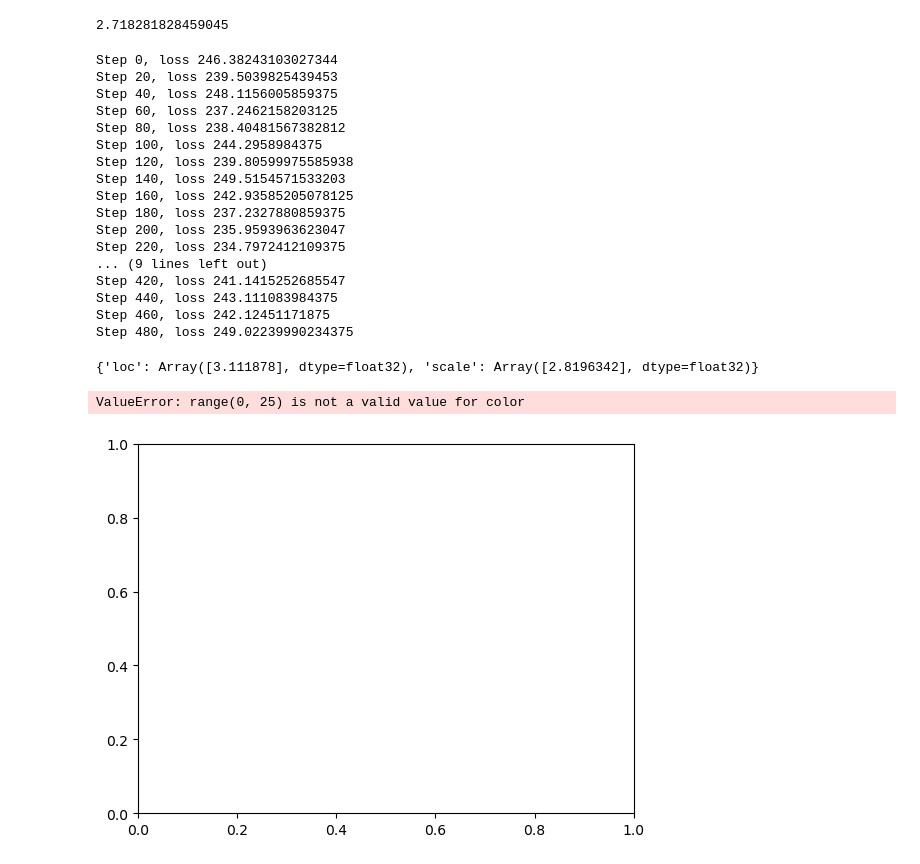
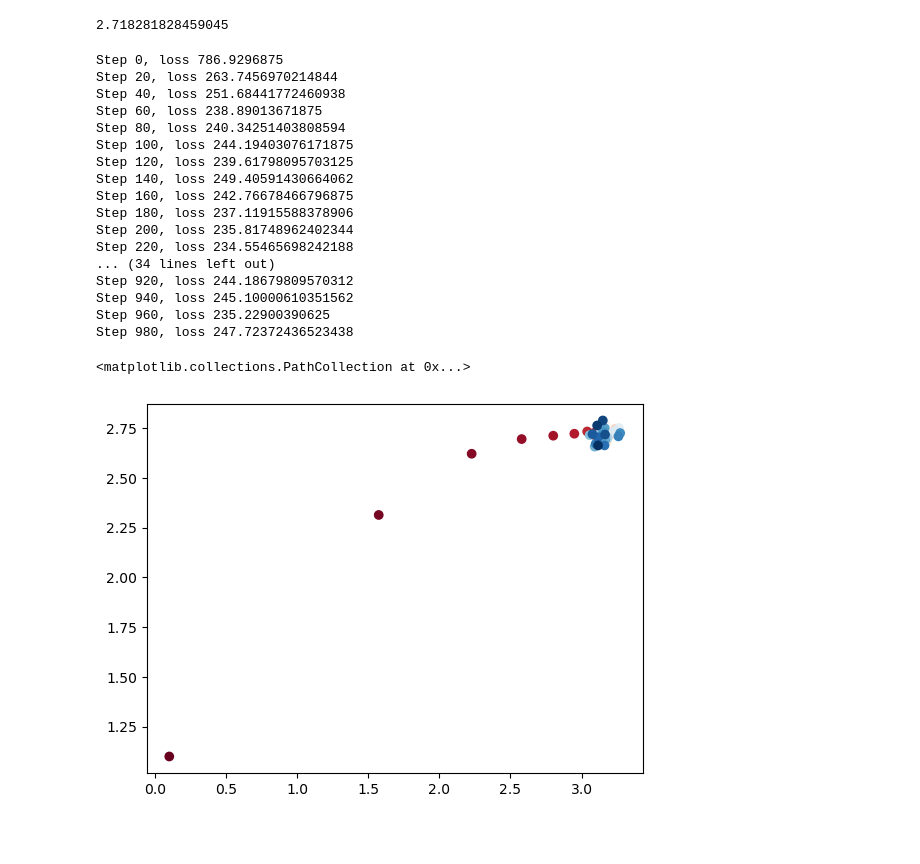
Before and after one commit to W-L-W/Reproductions, a Jupyter notebook: jax_ecosystem/notebooks/problems/learning_distributions.ipynb, the cells around one changed output. Drawn from its saved outputs; the diff is of its cells as text; code cells hidden in the pictures; blank space fills up the shorter version.

```diff
--- a/jax_ecosystem/notebooks/problems/learning_distributions.ipynb
+++ b/jax_ecosystem/notebooks/problems/learning_distributions.ipynb
@@ -40,7 +40,7 @@ def compute_loss(params, x):
 # %%
 stored_params = []
 
-for step in range(500):
+for step in range(1000):
     step_key = r.fold_in(orig_key, step)
     x = target_dist.sample(100, seed=step_key)
     grads = jax.grad(compute_loss)(params, x)
@@ -51,32 +51,32 @@ for step in range(500):
         print(f"Step {step}, loss {compute_loss(params, x)}")
         stored_params.append(params)
 # %% [output]
-Step 0, loss 246.38243103027344
-Step 20, loss 239.5039825439453
-Step 40, loss 248.1156005859375
-Step 60, loss 237.2462158203125
-Step 80, loss 238.40481567382812
-Step 100, loss 244.2958984375
-Step 120, loss 239.80599975585938
-Step 140, loss 249.5154571533203
-Step 160, loss 242.93585205078125
-Step 180, loss 237.2327880859375
-Step 200, loss 235.9593963623047
-Step 220, loss 234.7972412109375
-... (9 lines left out)
-Step 420, loss 241.1415252685547
-Step 440, loss 243.111083984375
-Step 460, loss 242.12451171875
-Step 480, loss 249.02239990234375
+Step 0, loss 786.9296875
+Step 20, loss 263.7456970214844
+Step 40, loss 251.68441772460938
+Step 60, loss 238.89013671875
+Step 80, loss 240.34251403808594
+Step 100, loss 244.19403076171875
+Step 120, loss 239.61798095703125
+Step 140, loss 249.40591430664062
+Step 160, loss 242.76678466796875
+Step 180, loss 237.11915588378906
+Step 200, loss 235.81748962402344
+Step 220, loss 234.55465698242188
+... (34 lines left out)
+Step 920, loss 244.18679809570312
+Step 940, loss 245.10000610351562
+Step 960, loss 235.22900390625
+Step 980, loss 247.72372436523438
-# %%
-print(params)
-# %% [output]
-{'loc': Array([3.111878], dtype=float32), 'scale': Array([2.8196342], dtype=float32)}
 # %%
 # plot the trajectory of the optimization
 import matplotlib.pyplot as plt
+import matplotlib.cm as cm
 
-plt.plot([store['loc'] for store in stored_params], [store['scale'] for store in stored_params], 'o-', color=range(len(stored_params)))
+colors = cm.RdBu(jnp.linspace(0, 1, len(stored_params)))
+x = [store['loc'] for store in stored_params]
+y = [store['scale'] for store in stored_params]
+plt.scatter(x=x, y=y, color=colors)
 # %% [output]
-ValueError: range(0, 25) is not a valid value for color
+<matplotlib.collections.PathCollection at 0x...>
-[figure, old version]
+[figure, new version]
```
Also changed, not shown: parts of 9 cells of this notebook, 1 other file.
